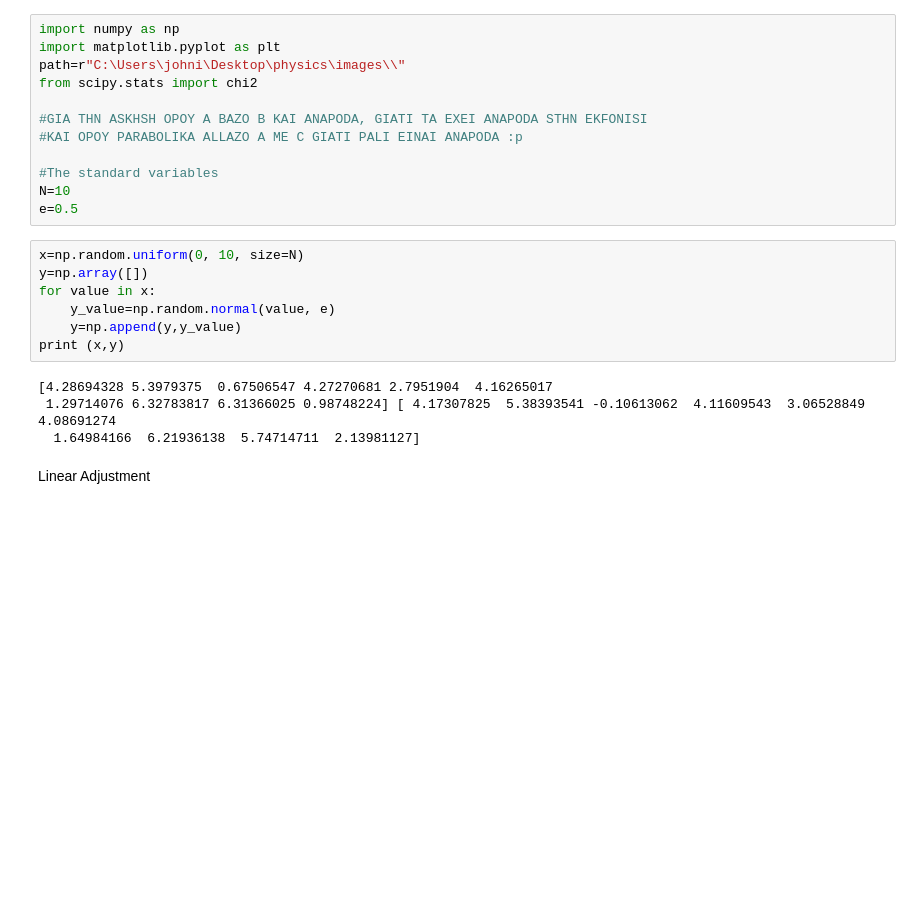
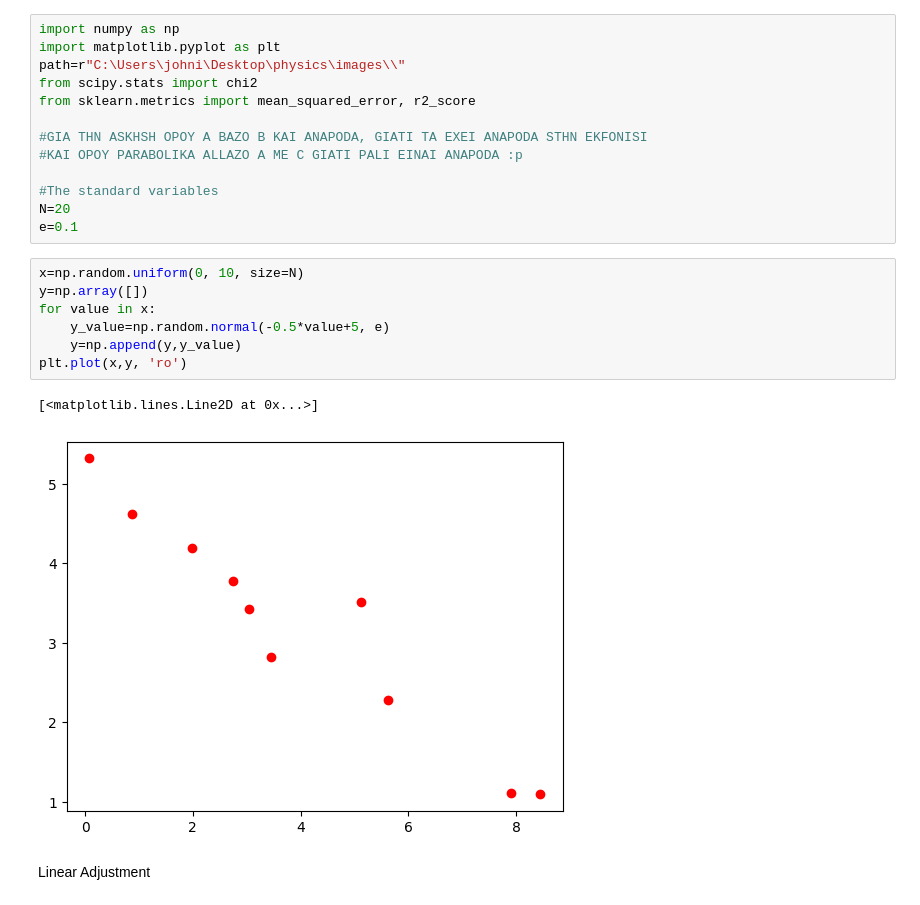
Before and after one commit to ioanpapas/physics, a Jupyter notebook: physics_2oSet.ipynb, the cells around one changed output. Cells and saved outputs as stored; diff of their text form; blank space fills up the shorter version.

```diff
--- a/physics_2oSet.ipynb
+++ b/physics_2oSet.ipynb
@@ -3,24 +3,24 @@ import numpy as np
 import matplotlib.pyplot as plt
 path=r"C:\Users\johni\Desktop\physics\images\\"
 from scipy.stats import chi2
+from sklearn.metrics import mean_squared_error, r2_score
 
 #GIA THN ASKHSH OPOY A BAZO B KAI ANAPODA, GIATI TA EXEI ANAPODA STHN EKFONISI
 #KAI OPOY PARABOLIKA ALLAZO A ME C GIATI PALI EINAI ANAPODA :p
 
 #The standard variables
-N=10
-e=0.5
+N=20
+e=0.1
 # %%
 x=np.random.uniform(0, 10, size=N)
 y=np.array([])
 for value in x:
-    y_value=np.random.normal(value, e)
+    y_value=np.random.normal(-0.5*value+5, e)
     y=np.append(y,y_value)
-print (x,y)
+plt.plot(x,y, 'ro')
 # %% [output]
-[4.28694328 5.3979375  0.67506547 4.27270681 2.7951904  4.16265017
- 1.29714076 6.32783817 6.31366025 0.98748224] [ 4.17307825  5.38393541 -0.10613062  4.11609543  3.06528849  4.08691274
-  1.64984166  6.21936138  5.74714711  2.13981127]
+[<matplotlib.lines.Line2D at 0x...>]
+[figure, added]
 # %% [markdown]
 Linear Adjustment
 # %%
```
Also changed, not shown: parts of 9 cells of this notebook, 13 other files.
